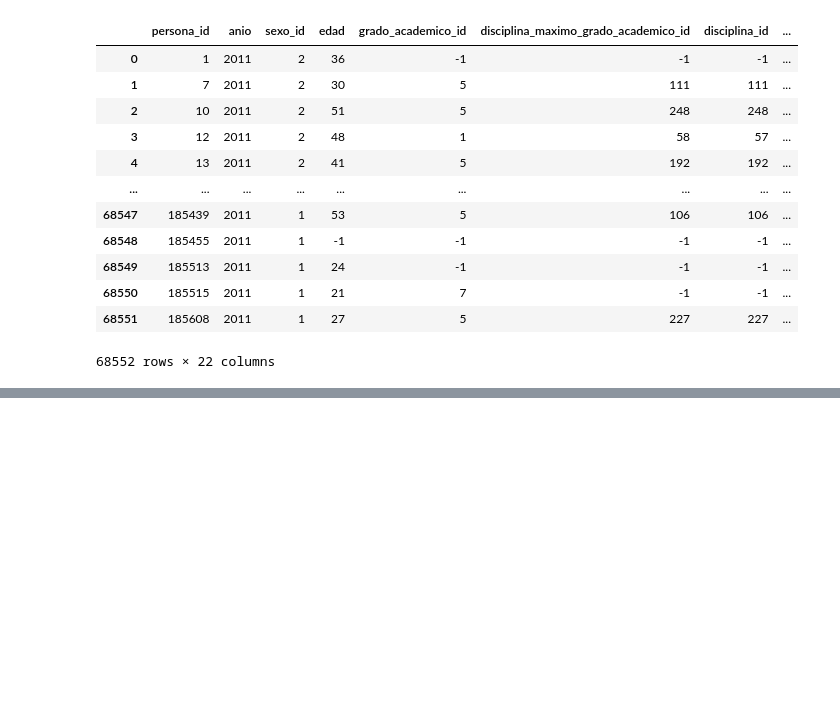
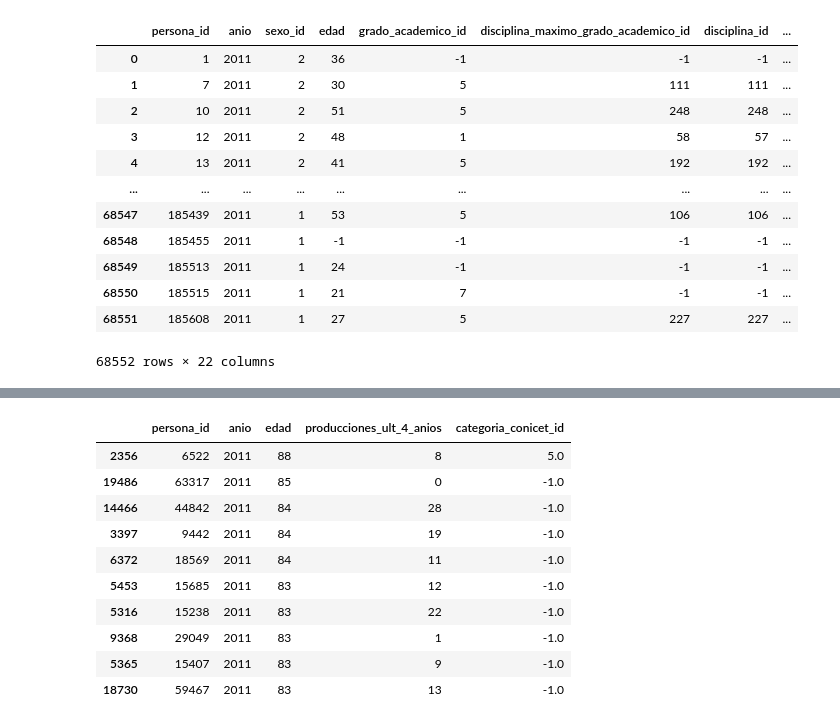
Before and after one commit to ferminitu/F_de_Informatica, a Jupyter notebook: F. de Informática/Python avanzado/Ciencia de Datos/personax.ipynb, the cells around one changed output, grey strips where cells are left out. Cells and saved outputs as stored; diff of their text form; code cells hidden in the pictures; blank space fills up the shorter version.

```diff
--- a/F. de Informática/Python avanzado/Ciencia de Datos/personax.ipynb
+++ b/F. de Informática/Python avanzado/Ciencia de Datos/personax.ipynb
@@ -77,0 +110,15 @@ import matplotlib.pyplot as pit
+# %%
+mayores1 = mayores[['persona_id','anio', 'edad', 'producciones_ult_4_anios', 'categoria_conicet_id']]
+mayores1
+# %% [output]
+|  | persona_id | anio | edad | producciones_ult_4_anios | categoria_conicet_id |
+| 2356 | 6522 | 2011 | 88 | 8 | 5.0 |
+| 19486 | 63317 | 2011 | 85 | 0 | -1.0 |
+| 14466 | 44842 | 2011 | 84 | 28 | -1.0 |
+| 3397 | 9442 | 2011 | 84 | 19 | -1.0 |
+| 6372 | 18569 | 2011 | 84 | 11 | -1.0 |
+| 5453 | 15685 | 2011 | 83 | 12 | -1.0 |
+| 5316 | 15238 | 2011 | 83 | 22 | -1.0 |
+| 9368 | 29049 | 2011 | 83 | 1 | -1.0 |
+| 5365 | 15407 | 2011 | 83 | 9 | -1.0 |
+| 18730 | 59467 | 2011 | 83 | 13 | -1.0 |
```
Also changed, not shown: parts of 7 cells of this notebook, 2 other files.
